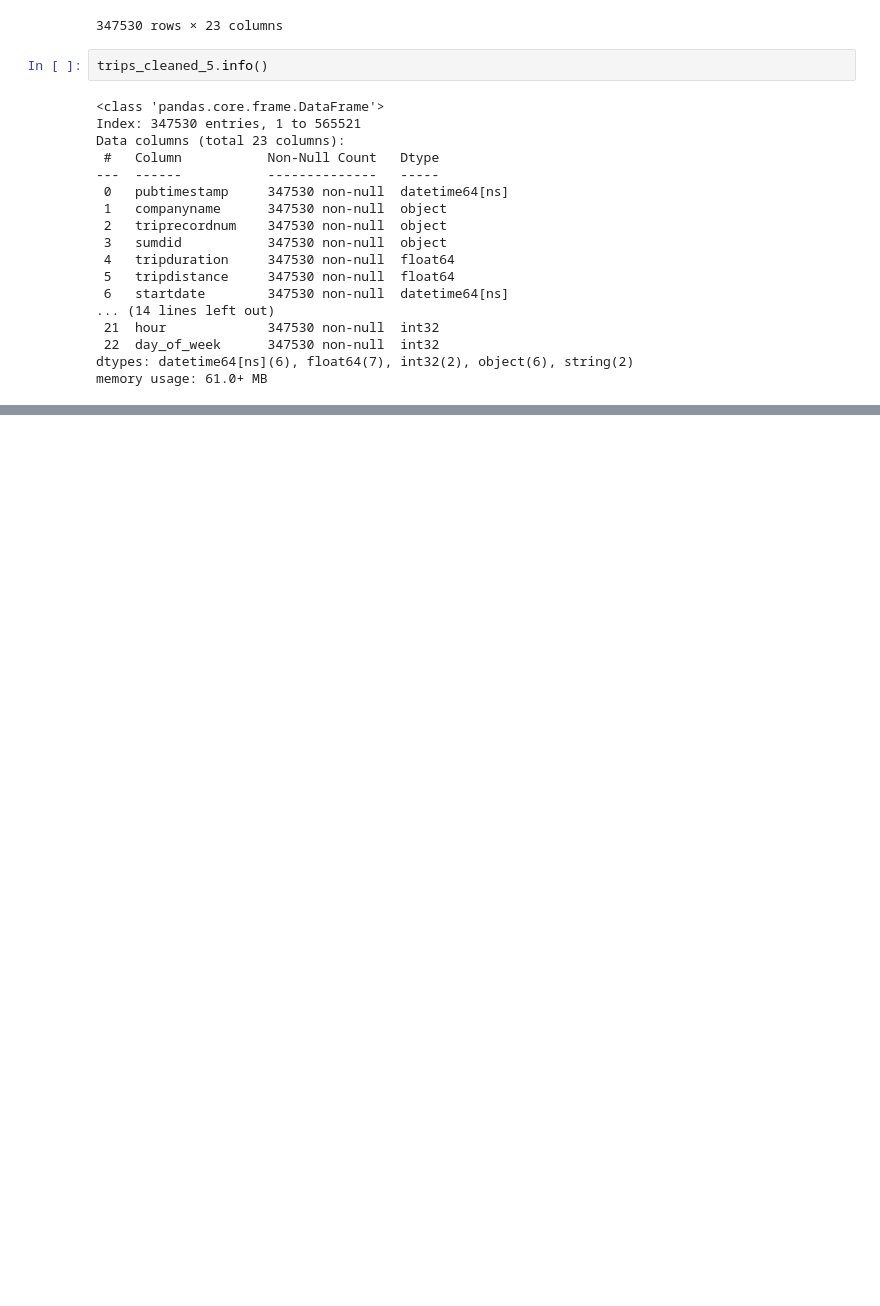
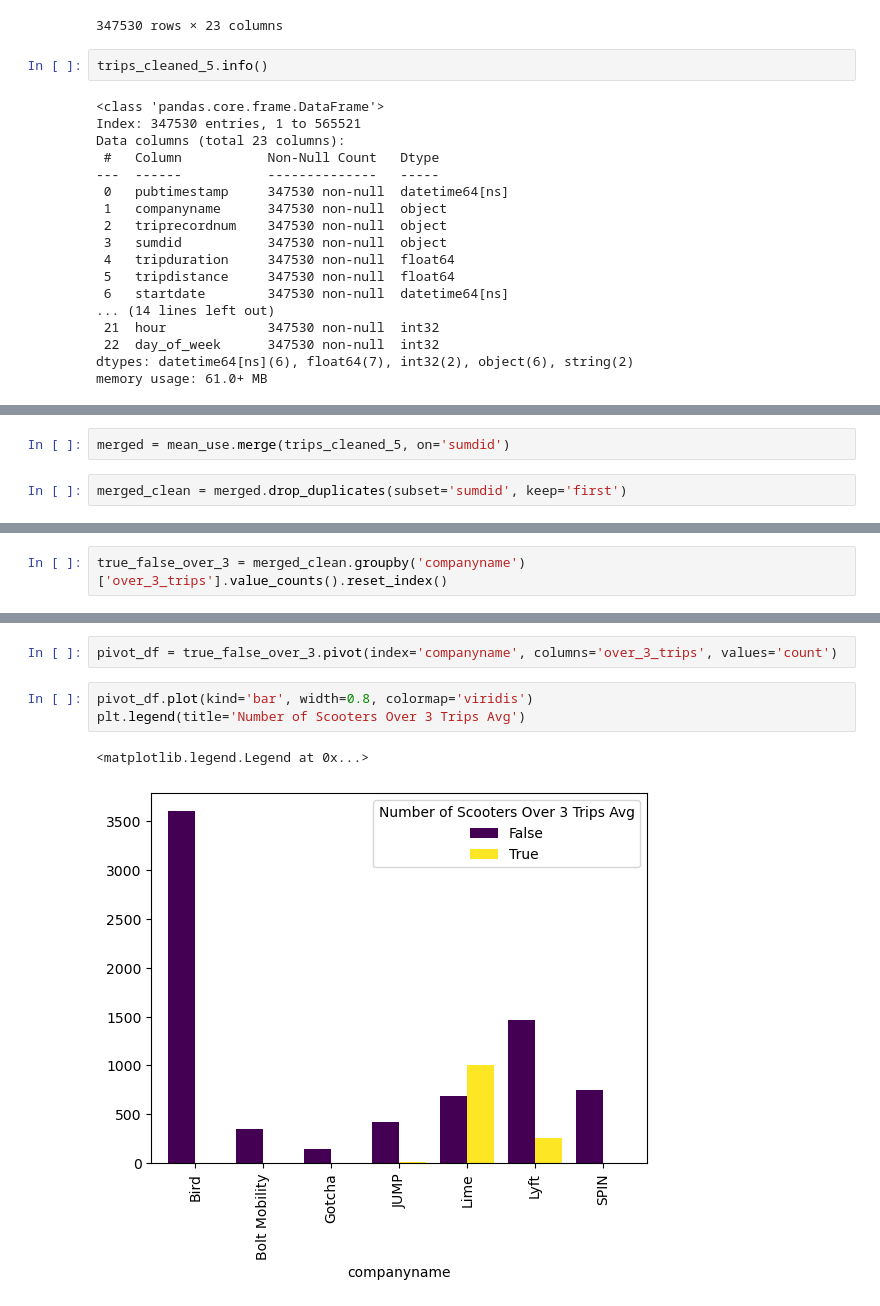
Before and after one commit to NSS-Data-Analytics-Cohort-10/scooters-group-1, a Jupyter notebook: notebooks/Scooters_AH_Final.ipynb, the cells around one changed output, grey strips where cells are left out. Drawn from its saved outputs; the diff is of its cells as text; blank space fills up the shorter version.

```diff
--- a/notebooks/Scooters_AH_Final.ipynb
+++ b/notebooks/Scooters_AH_Final.ipynb
@@ -642,0 +908,4 @@ KeyboardInterrupt
+# %%
+merged = mean_use.merge(trips_cleaned_5, on='sumdid')
+# %%
+merged_clean = merged.drop_duplicates(subset='sumdid', keep='first')
@@ -642,0 +941,2 @@ KeyboardInterrupt
+# %%
+true_false_over_3 = merged_clean.groupby('companyname')['over_3_trips'].value_counts().reset_index()
@@ -642,0 +961,8 @@ KeyboardInterrupt
+# %%
+pivot_df = true_false_over_3.pivot(index='companyname', columns='over_3_trips', values='count')
+# %%
+pivot_df.plot(kind='bar', width=0.8, colormap='viridis')
+plt.legend(title='Number of Scooters Over 3 Trips Avg')
+# %% [output]
+<matplotlib.legend.Legend at 0x...>
+[figure, added]
```
Also changed, not shown: parts of 54 cells of this notebook.
